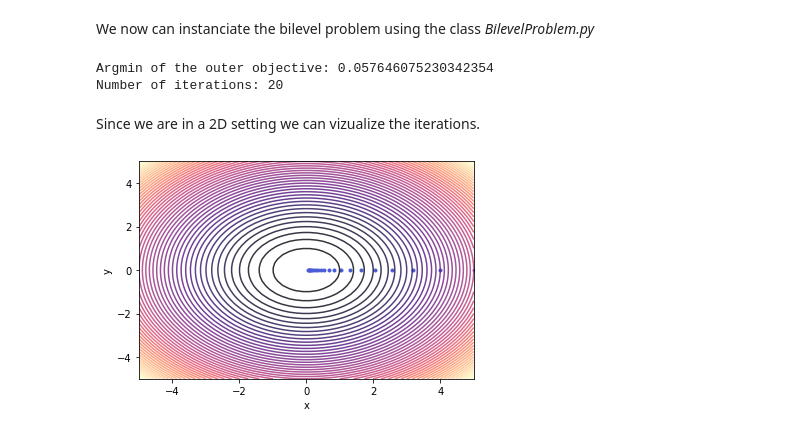
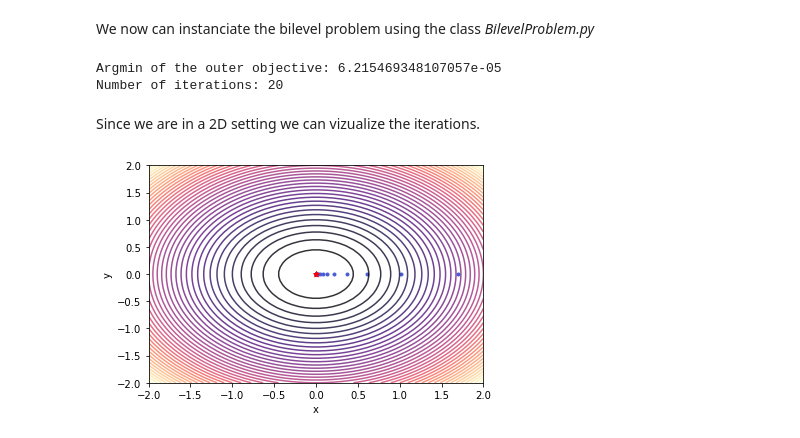
Before and after one commit to petrulii/Bilevel-Optimization-101, a Jupyter notebook: src/bilevel_optimization.ipynb, the cells around one changed output. Cells and saved outputs as stored; diff of their text form; code cells hidden in the pictures.

```diff
--- a/src/bilevel_optimization.ipynb
+++ b/src/bilevel_optimization.ipynb
@@ -29,16 +29,16 @@ We now can instanciate the bilevel problem using the class *BilevelProblem.py*
 
 bp = BilevelProblem(outer_objective=fo, inner_objective=fi)
 # Optimize using classical implicit differention.
-x_opt, iters, n_iters = bp.optimize(method="implicit_diff", x0=5, y0=5, outer_grad1=og1, outer_grad2=og2, inner_grad22=ig22, inner_grad12=ig12, maxiter=20)
+x_opt, iters, n_iters = bp.optimize(method="implicit_diff", x0=1.7, y0=0, outer_grad1=og1, outer_grad2=og2, inner_grad22=ig22, inner_grad12=ig12, maxiter=20)
 print("Argmin of the outer objective:", x_opt)
 print("Number of iterations:", n_iters)
 # %% [output]
-Argmin of the outer objective: 0.057646075230342354
+Argmin of the outer objective: 6.215469348107057e-05
 Number of iterations: 20
 # %% [markdown]
 Since we are in a 2D setting we can vizualize the iterations.
 # %%
 # Visualize iterations.
-bp.visualize(iters)
+bp.visualize(iters, plot_x_lim=2, plot_y_lim=2)
 # %% [output]
-[figure, old version]
+[figure, new version]
```
Also changed, not shown: 1 other file.
